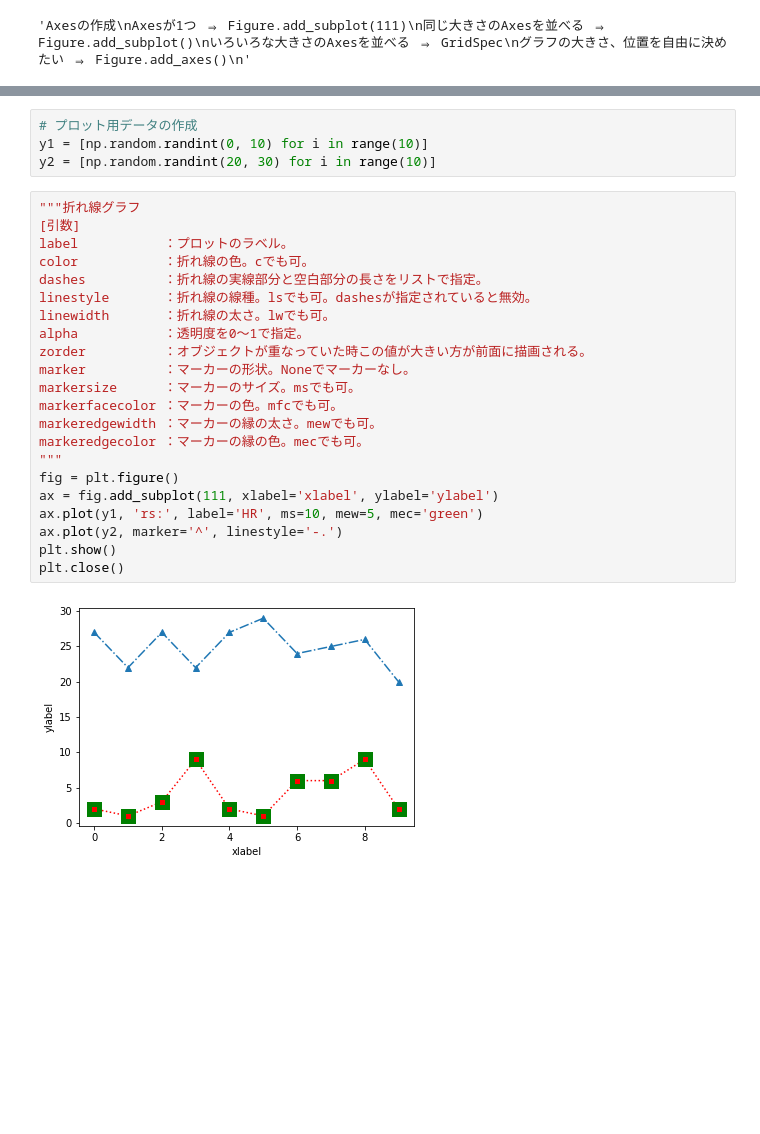
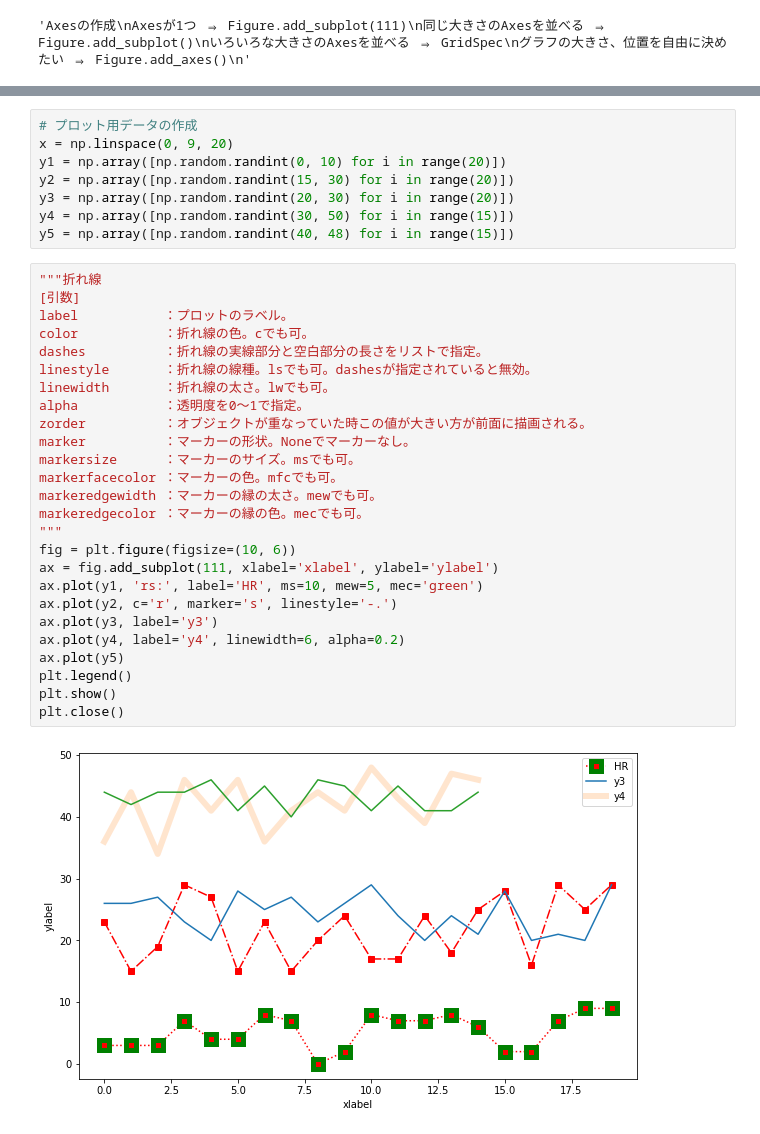
Before and after one commit to xmrogi/template, a Jupyter notebook: visualization/matplotlib.ipynb, the cells around one changed output, grey strips where cells are left out. Cells and saved outputs as stored; diff of their text form; blank space fills up the shorter version.

```diff
--- a/visualization/matplotlib.ipynb
+++ b/visualization/matplotlib.ipynb
@@ -72,28 +73,36 @@ plt.close()
 # %%
 # プロット用データの作成
-y1 = [np.random.randint(0, 10) for i in range(10)]
-y2 = [np.random.randint(20, 30) for i in range(10)]
+x = np.linspace(0, 9, 20)
+y1 = np.array([np.random.randint(0, 10) for i in range(20)])
+y2 = np.array([np.random.randint(15, 30) for i in range(20)])
+y3 = np.array([np.random.randint(20, 30) for i in range(20)])
+y4 = np.array([np.random.randint(30, 50) for i in range(15)])
+y5 = np.array([np.random.randint(40, 48) for i in range(15)])
 # %%
-"""折れ線グラフ
+"""折れ線
 [引数]
 label           ：プロットのラベル。
 color           ：折れ線の色。cでも可。
 dashes          ：折れ線の実線部分と空白部分の長さをリストで指定。
 linestyle       ：折れ線の線種。lsでも可。dashesが指定されていると無効。
 linewidth       ：折れ線の太さ。lwでも可。
 alpha           ：透明度を0～1で指定。
 zorder          ：オブジェクトが重なっていた時この値が大きい方が前面に描画される。
 marker          ：マーカーの形状。Noneでマーカーなし。
 markersize      ：マーカーのサイズ。msでも可。
 markerfacecolor ：マーカーの色。mfcでも可。
 markeredgewidth ：マーカーの縁の太さ。mewでも可。
 markeredgecolor ：マーカーの縁の色。mecでも可。
 """
-fig = plt.figure()
+fig = plt.figure(figsize=(10, 6))
 ax = fig.add_subplot(111, xlabel='xlabel', ylabel='ylabel')
 ax.plot(y1, 'rs:', label='HR', ms=10, mew=5, mec='green')
-ax.plot(y2, marker='^', linestyle='-.')
+ax.plot(y2, c='r', marker='s', linestyle='-.')
+ax.plot(y3, label='y3')
+ax.plot(y4, label='y4', linewidth=6, alpha=0.2)
+ax.plot(y5)
+plt.legend()
 plt.show()
 plt.close()
 # %% [output]
-[figure, old version]
+[figure, new version]
```
Also changed, not shown: parts of 8 cells of this notebook, 1 other file.
